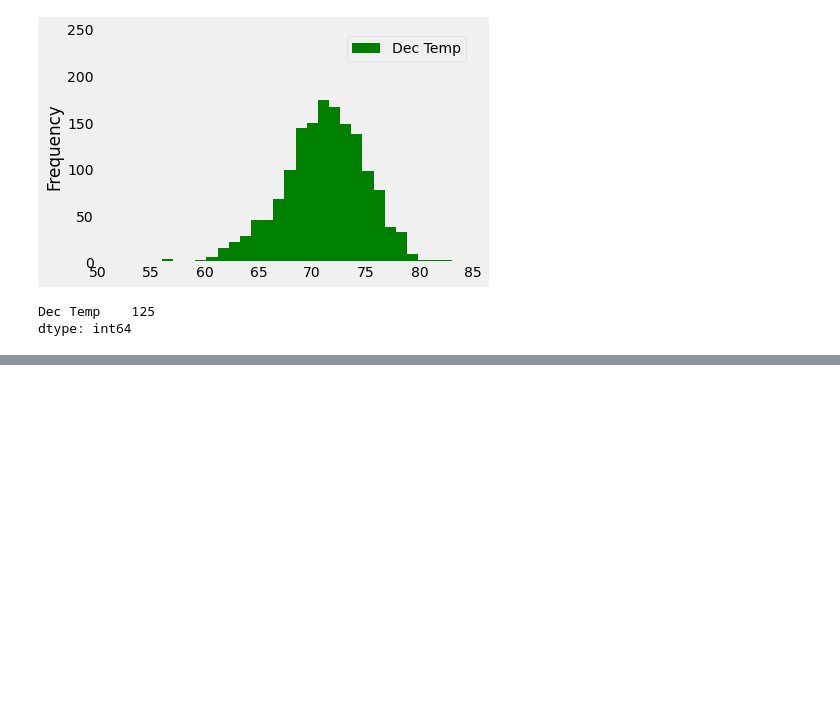
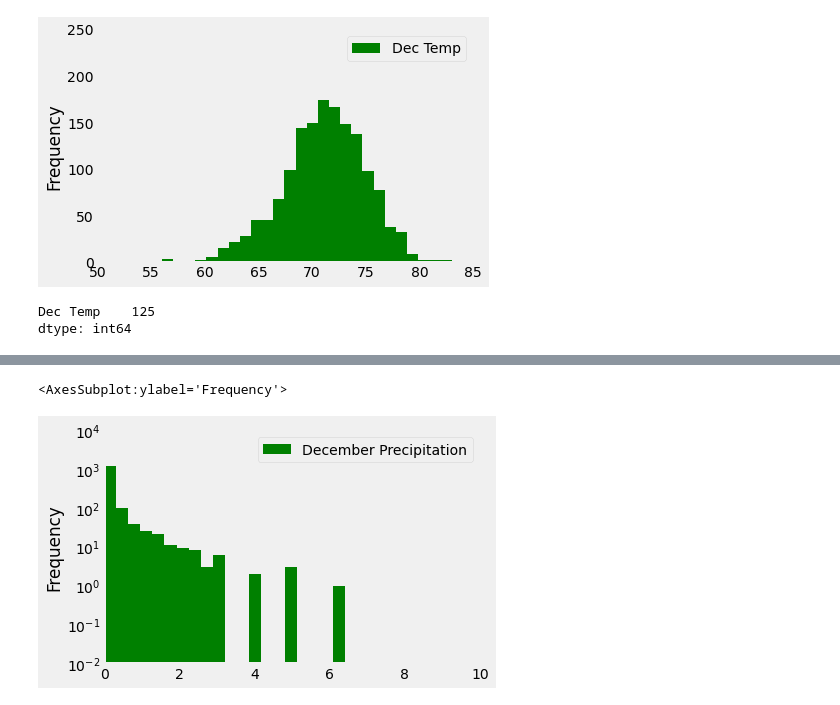
Before and after one commit to Pascalduc/surfs_up, a Jupyter notebook: SurfsUp_Challenge.ipynb, the cells around one changed output, grey strips where cells are left out. Cells and saved outputs as stored; diff of their text form; code cells hidden in the pictures; blank space fills up the shorter version.

```diff
--- a/SurfsUp_Challenge.ipynb
+++ b/SurfsUp_Challenge.ipynb
@@ -206,0 +184,5 @@ dtype: int64
+# %%
+# check the precipitation for December
+dec_prcp = session.query(Measurement.prcp).\
+    filter(func.strftime("%m", Measurement.date) == "12").all()
+dec_prcp[:10]
@@ -206,0 +191,4 @@ dtype: int64
+# %%
+# Convert the December precipitation to a list.
+dec_prcp = list(np.ravel(dec_prcp))
+dec_prcp[:10]
@@ -206,0 +197,4 @@ dtype: int64
+# %%
+# Create a DataFrame from the list of precipitation for the month of December.
+df_dec_prcp = pd.DataFrame(dec_prcp, columns=['December Precipitation'])
+df_dec_prcp.head()
@@ -206,0 +239,5 @@ dtype: int64
+# %%
+df_dec_prcp.plot.hist(bins=20, color='g', xlim=[0,10], ylim=[0.01,10000], grid=0, logy=True)
+# %% [output]
+<AxesSubplot:ylabel='Frequency'>
+[figure, added]
```
Also changed, not shown: parts of 19 cells of this notebook, 1 other file.
